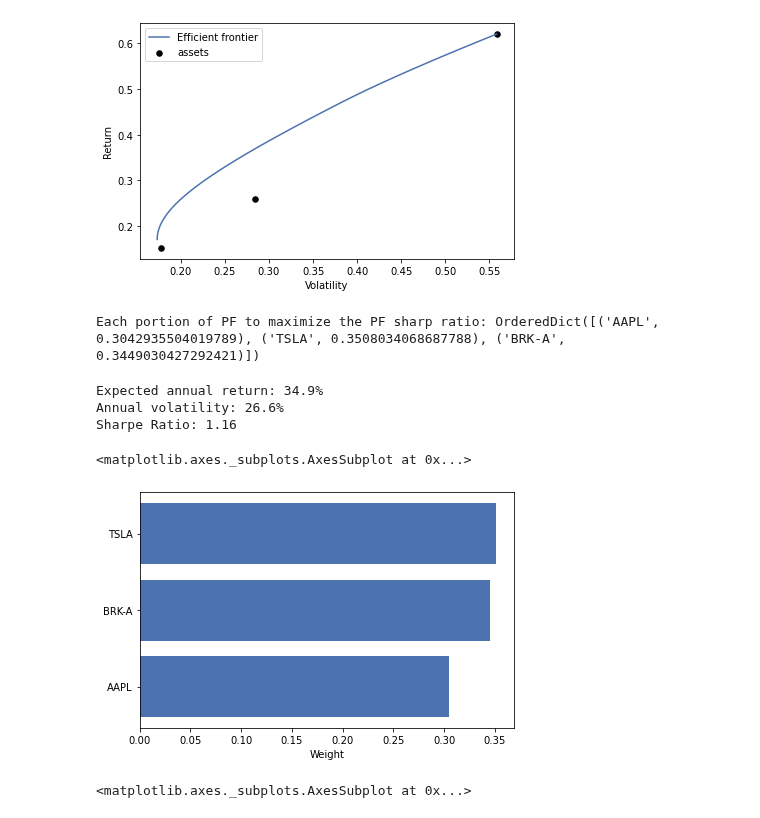
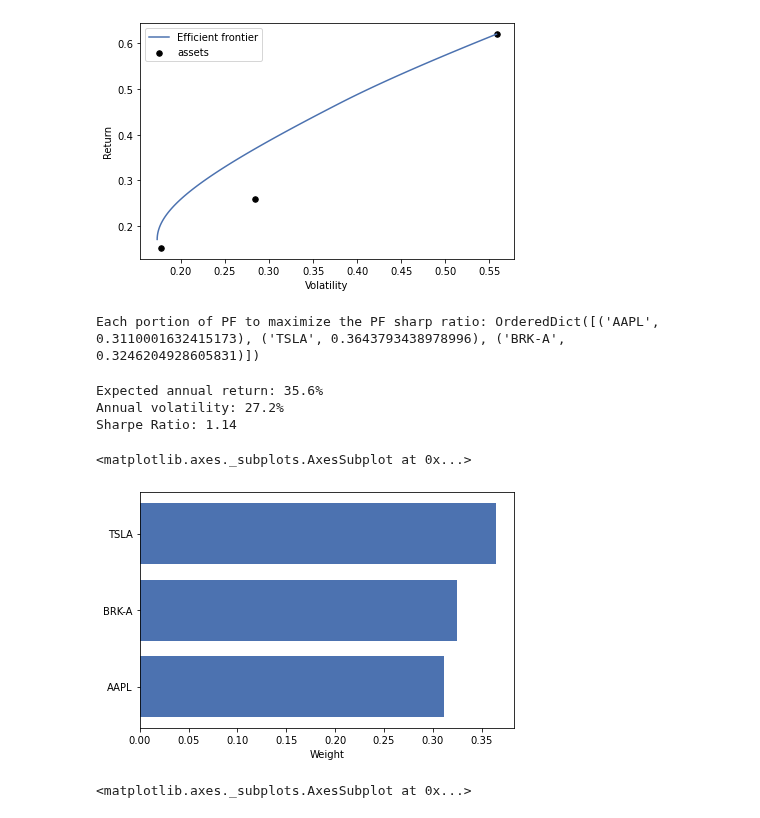
Before and after one commit to OliverJoo/quant_modeling, a Jupyter notebook: Basic_Finance/EfficientFrontier.ipynb, the cells around one changed output. Saved outputs shown, nothing was run; the diff lists cells and outputs as text; code cells hidden in the pictures.

```diff
--- a/Basic_Finance/EfficientFrontier.ipynb
+++ b/Basic_Finance/EfficientFrontier.ipynb
@@ -8,6 +8,7 @@ from pypfopt import plotting, risk_models, expected_returns
 from pypfopt.plotting import plot_weights
 # %%
 pf = ['AAPL', 'TSLA', 'BRK-A']
+fed_fund_rate = 0.045
 prices = pd.DataFrame()
 for ticker in pf:
     prices[ticker] = fdr.DataReader(ticker, '2012-03-05', '2022-03-05')['Adj Close']
@@ -43,19 +44,19 @@ plotting.plot_efficient_frontier(efficient_frontier, show_assets=True)
 # print(f'Each portion of PF to minimize the PF volatility : {min_vol_weights}')
 
 # to maximie risk-adjusted return
-max_sharpe_ratio_weights  = efficient_frontier.max_sharpe(risk_free_rate=0.04)
+max_sharpe_ratio_weights  = efficient_frontier.max_sharpe(risk_free_rate=fed_fund_rate)
 print(f'Each portion of PF to maximize the PF sharp ratio: {max_sharpe_ratio_weights}')
 # %% [output]
-Each portion of PF to maximize the PF sharp ratio: OrderedDict([('AAPL', 0.3042935504019789), ('TSLA', 0.3508034068687788), ('BRK-A', 0.3449030427292421)])
+Each portion of PF to maximize the PF sharp ratio: OrderedDict([('AAPL', 0.3110001632415173), ('TSLA', 0.3643793438978996), ('BRK-A', 0.3246204928605831)])
 # %%
-efficient_frontier.portfolio_performance(verbose=True, risk_free_rate=0.04)
+efficient_frontier.portfolio_performance(verbose=True, risk_free_rate=fed_fund_rate)
 plot_weights(max_sharpe_ratio_weights)
 # %% [output]
-Expected annual return: 34.9%
-Annual volatility: 26.6%
-Sharpe Ratio: 1.16
+Expected annual return: 35.6%
+Annual volatility: 27.2%
+Sharpe Ratio: 1.14
 <matplotlib.axes._subplots.AxesSubplot at 0x...>
-[figure, old version]
+[figure, new version]
 # %%
 # CLA(Critical Line Algorithm): optimization solution to find the optimal PF on the curve
 # only one algorithm specifically designed for inequality-constrained PF optimization
```
Also changed, not shown: parts of 1 cell of this notebook, 3 other files.
